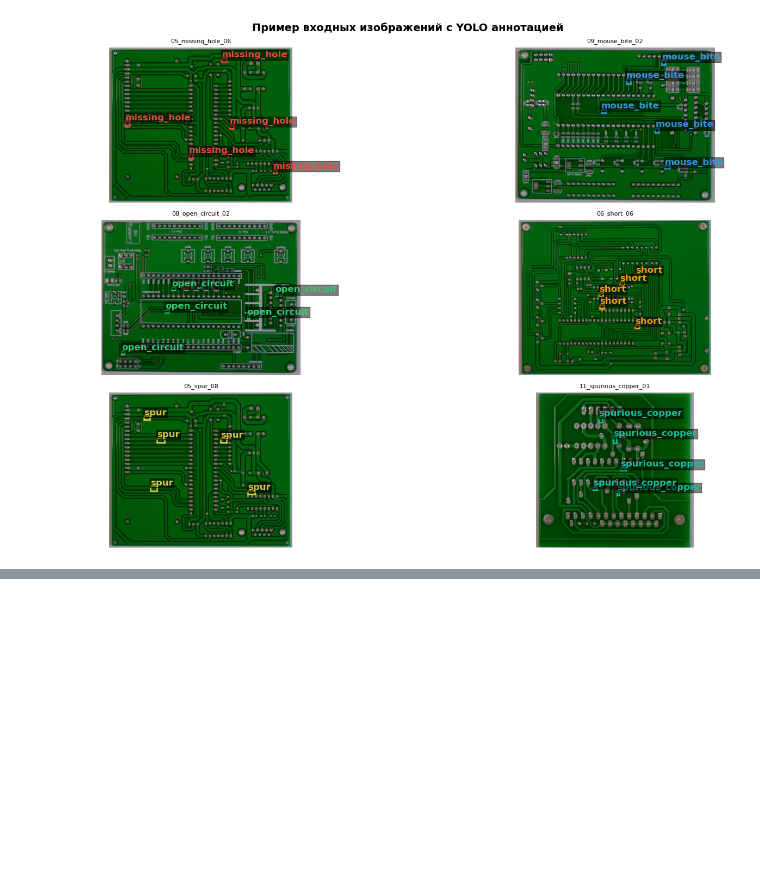
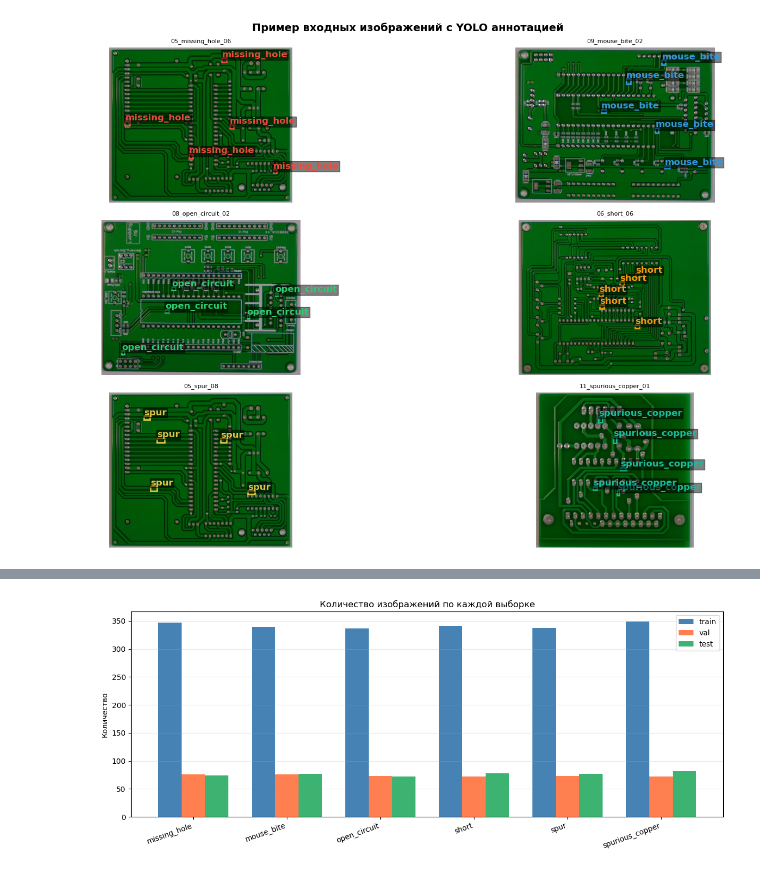
Before and after one commit to kvadratI4/PCB-Defect-Detection, a Jupyter notebook: pcb_defect_detection.ipynb, the cells around one changed output, grey strips where cells are left out. Drawn from its saved outputs; the diff is of its cells as text; code cells hidden in the pictures; blank space fills up the shorter version.

```diff
--- a/pcb_defect_detection.ipynb
+++ b/pcb_defect_detection.ipynb
@@ -381,0 +438,20 @@ plt.show()
+# %%
+x = np.arange(NUM_CLASSES)
+w = 0.25
+cd = combined.set_index('class').reindex(CLASS_NAMES)
+
+fig, ax = plt.subplots(figsize=(12, 5))
+ax.bar(x - w, cd['train'], width=w, label='train', color='steelblue')
+ax.bar(x,     cd['val'],   width=w, label='val',   color='coral')
+ax.bar(x + w, cd['test'],  width=w, label='test',  color='mediumseagreen')
+ax.set_xticks(x)
+ax.set_xticklabels(CLASS_NAMES, rotation=20, ha='right')
+ax.set_ylabel('Количество')
+ax.set_title('Количество изображений по каждой выборке')
+ax.legend()
+ax.grid(axis='y', alpha=0.3)
+plt.tight_layout()
+plt.savefig('eda_splits.png', dpi=150, bbox_inches='tight')
+plt.show()
+# %% [output]
+[figure, added]
```
Also changed, not shown: parts of 4 cells of this notebook, 4 other files.
